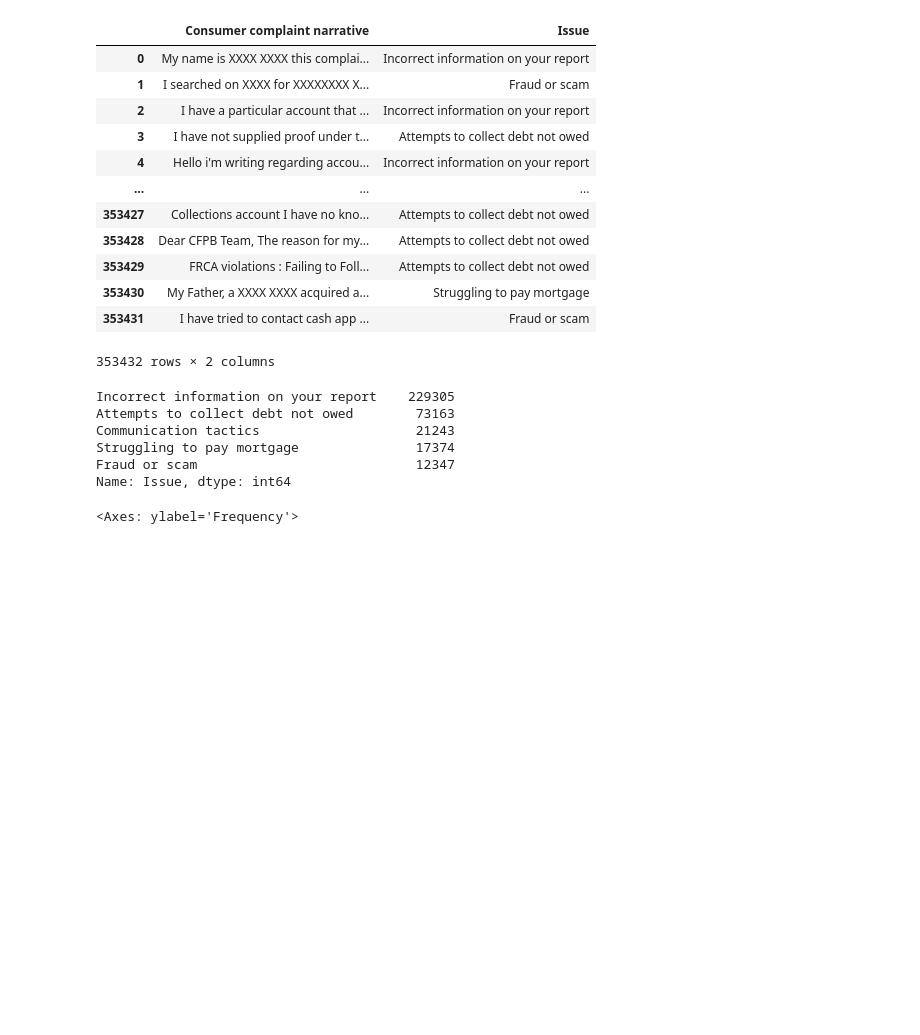
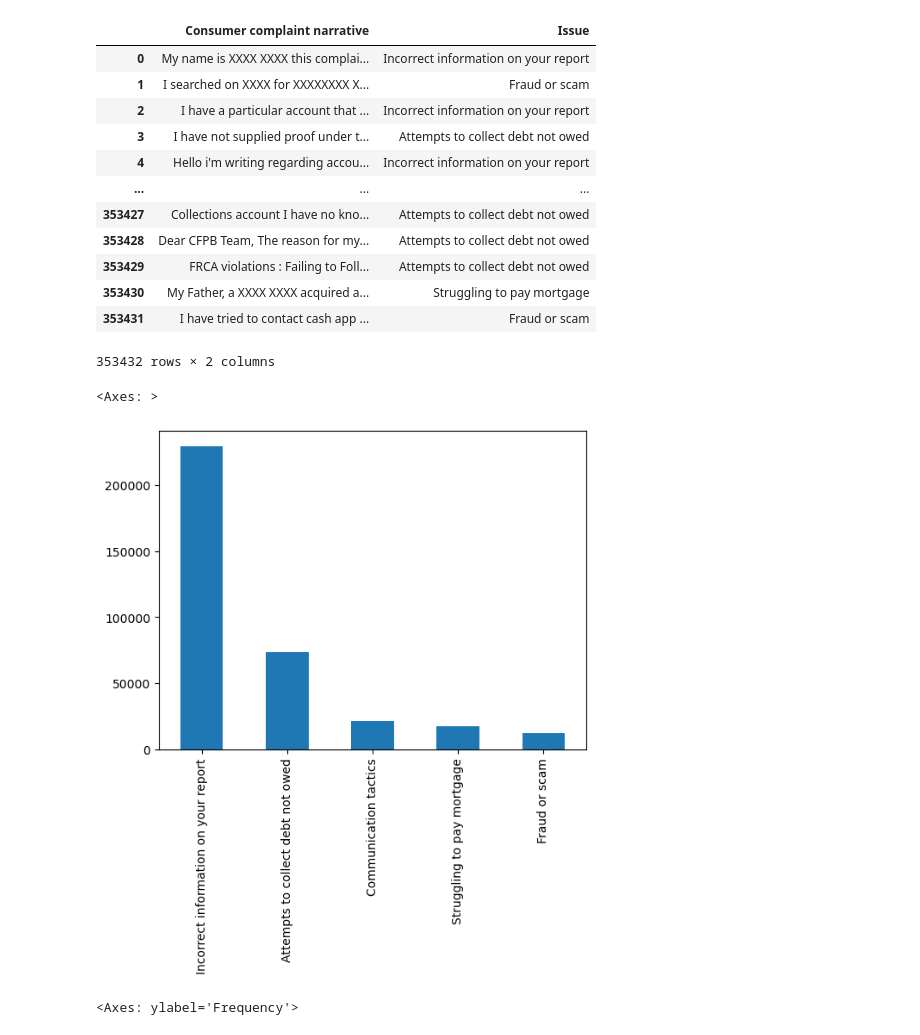
Before and after one commit to nss-data-science-cohort-6/cfpb_text_classification-gambinos, a Jupyter notebook: AM_cfpb_text_classification.ipynb, the cells around one changed output. Drawn from its saved outputs; the diff is of its cells as text; code cells hidden in the pictures; blank space fills up the shorter version.

```diff
--- a/AM_cfpb_text_classification.ipynb
+++ b/AM_cfpb_text_classification.ipynb
@@ -22,18 +28,14 @@ complaints
 | 353430 | My Father, a XXXX XXXX acquired a... | Struggling to pay mortgage |
 | 353431 | I have tried to contact cash app ... | Fraud or scam |
 353432 rows × 2 columns
-# %%
-complaints['Issue'].value_counts()
-# %% [output]
-Incorrect information on your report    229305
-Attempts to collect debt not owed        73163
-Communication tactics                    21243
-Struggling to pay mortgage               17374
-Fraud or scam                            12347
-Name: Issue, dtype: int64
 # %%
 ### Convert column name so that they don't have space and are more readable
 complaints = complaints.rename(columns = {'Consumer complaint narrative' : 'complaint_narrative', 'Issue' : 'complaint_issue'})
+# %%
+complaints['complaint_issue'].value_counts().plot(kind = 'bar')
+# %% [output]
+<Axes: >
+[figure, added]
 # %%
 complaints['complaint_narrative'].apply(len).plot(kind = 'hist')
 # %% [output]
```
Also changed, not shown: parts of 30 cells of this notebook.
